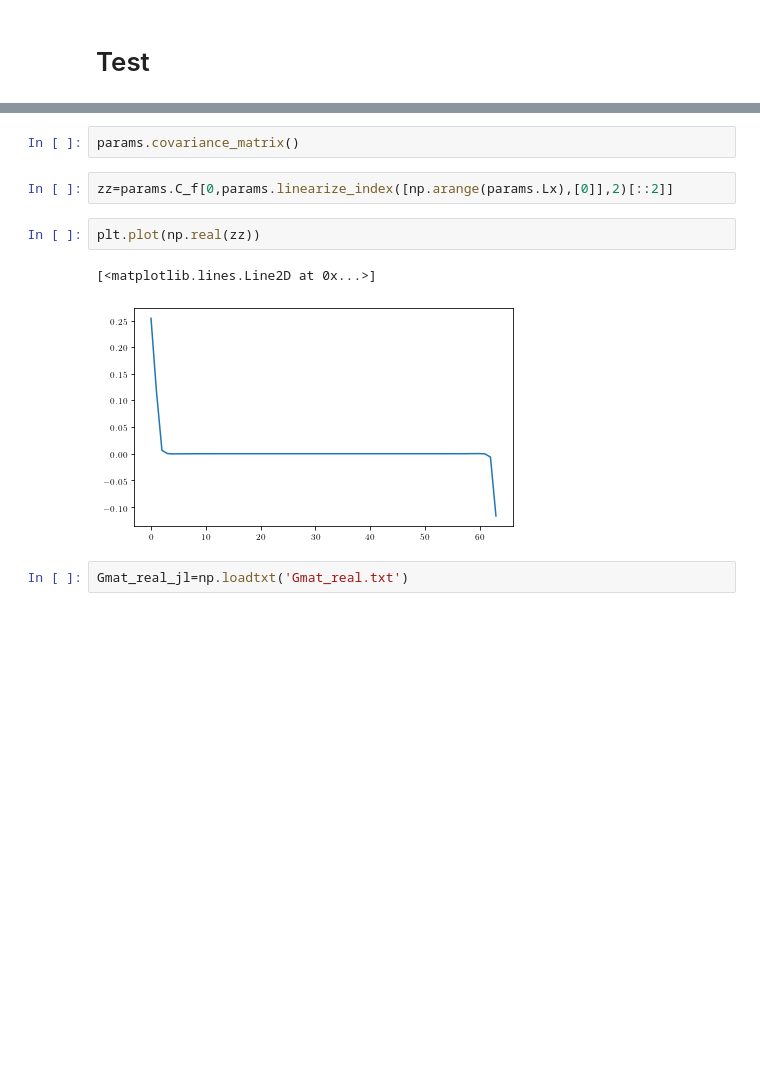
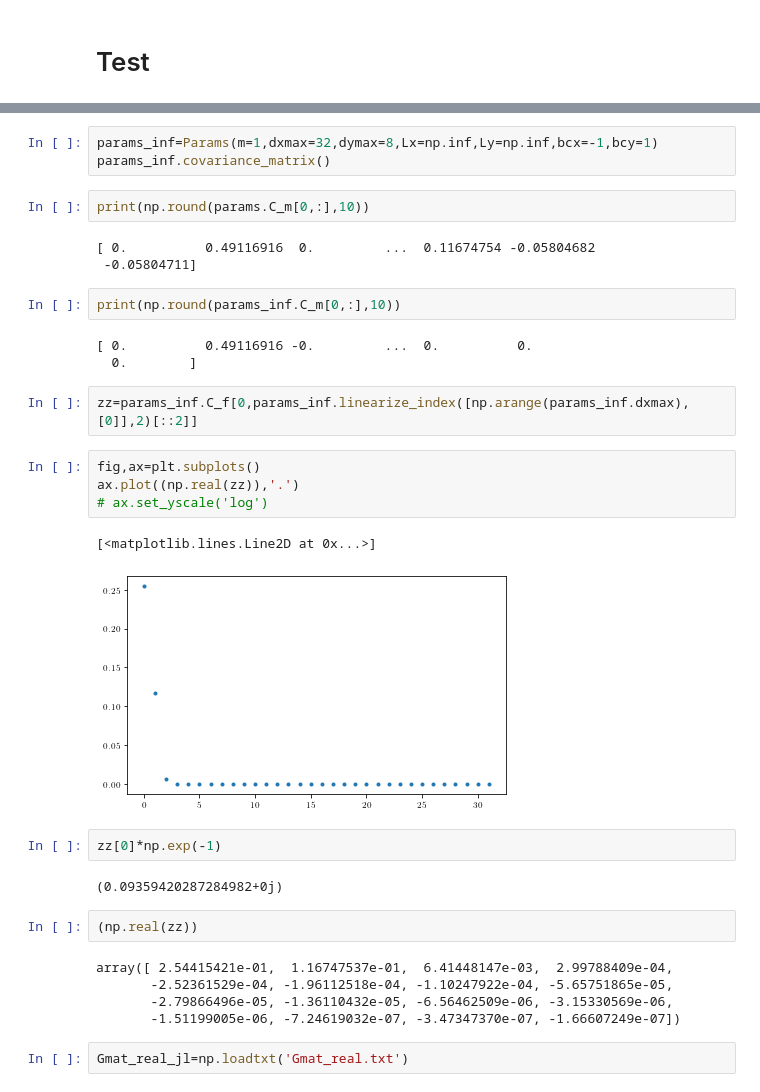
Before and after one commit to hainingpan/SPT, a Jupyter notebook: test_Chern_insulator.ipynb, the cells around one changed output, grey strips where cells are left out. Cells and saved outputs as stored; diff of their text form; blank space fills up the shorter version.

```diff
--- a/test_Chern_insulator.ipynb
+++ b/test_Chern_insulator.ipynb
@@ -490,12 +511,36 @@ params=Params(m=1,Lx=64,Ly=8,bcx=-1,bcy=1)
-# %%
-params.covariance_matrix()
+# %%
+params_inf=Params(m=1,dxmax=32,dymax=8,Lx=np.inf,Ly=np.inf,bcx=-1,bcy=1)
+params_inf.covariance_matrix()
+# %%
+print(np.round(params.C_m[0,:],10))
+# %% [output]
+[ 0.          0.49116916  0.         ...  0.11674754 -0.05804682
+ -0.05804711]
+# %%
+print(np.round(params_inf.C_m[0,:],10))
+# %% [output]
+[ 0.          0.49116916 -0.         ...  0.          0.
+  0.        ]
 # %%
-zz=params.C_f[0,params.linearize_index([np.arange(params.Lx),[0]],2)[::2]]
+zz=params_inf.C_f[0,params_inf.linearize_index([np.arange(params_inf.dxmax),[0]],2)[::2]]
+# %%
+fig,ax=plt.subplots()
+ax.plot((np.real(zz)),'.')
+# ax.set_yscale('log')
+# %% [output]
+[<matplotlib.lines.Line2D at 0x...>]
+[figure, added]
+# %%
+zz[0]*np.exp(-1)
+# %% [output]
+(0.09359420287284982+0j)
 # %%
-plt.plot(np.real(zz))
+(np.real(zz))
 # %% [output]
-[<matplotlib.lines.Line2D at 0x...>]
+array([ 2.54415421e-01,  1.16747537e-01,  6.41448147e-03,  2.99788409e-04,
+       -2.52361529e-04, -1.96112518e-04, -1.10247922e-04, -5.65751865e-05,
+       -2.79866496e-05, -1.36110432e-05, -6.56462509e-06, -3.15330569e-06,
+       -1.51199005e-06, -7.24619032e-07, -3.47347370e-07, -1.66607249e-07])
-[figure, removed]
 # %%
 Gmat_real_jl=np.loadtxt('Gmat_real.txt')
 # %%
```
Also changed, not shown: parts of 48 cells of this notebook, 1 other file.
